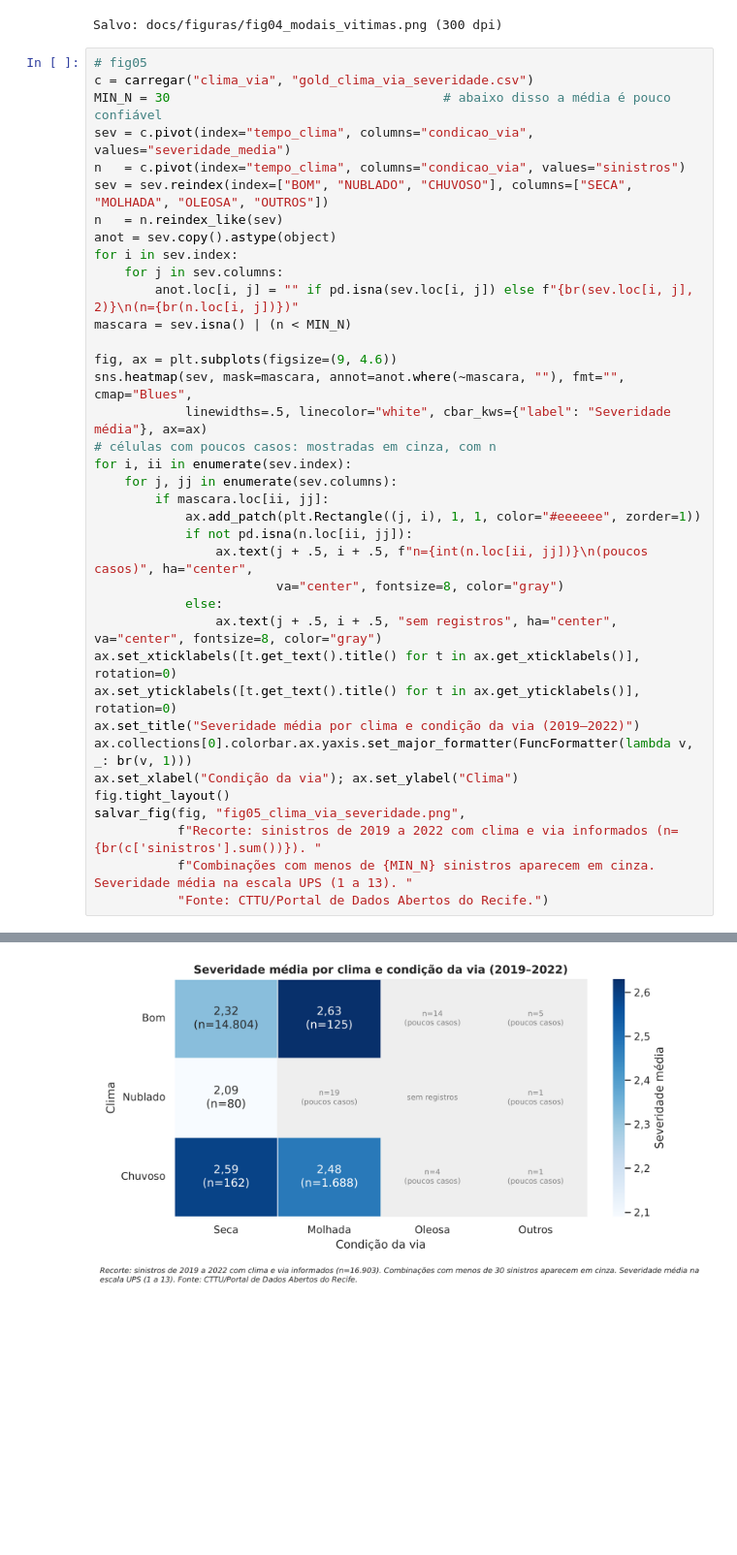
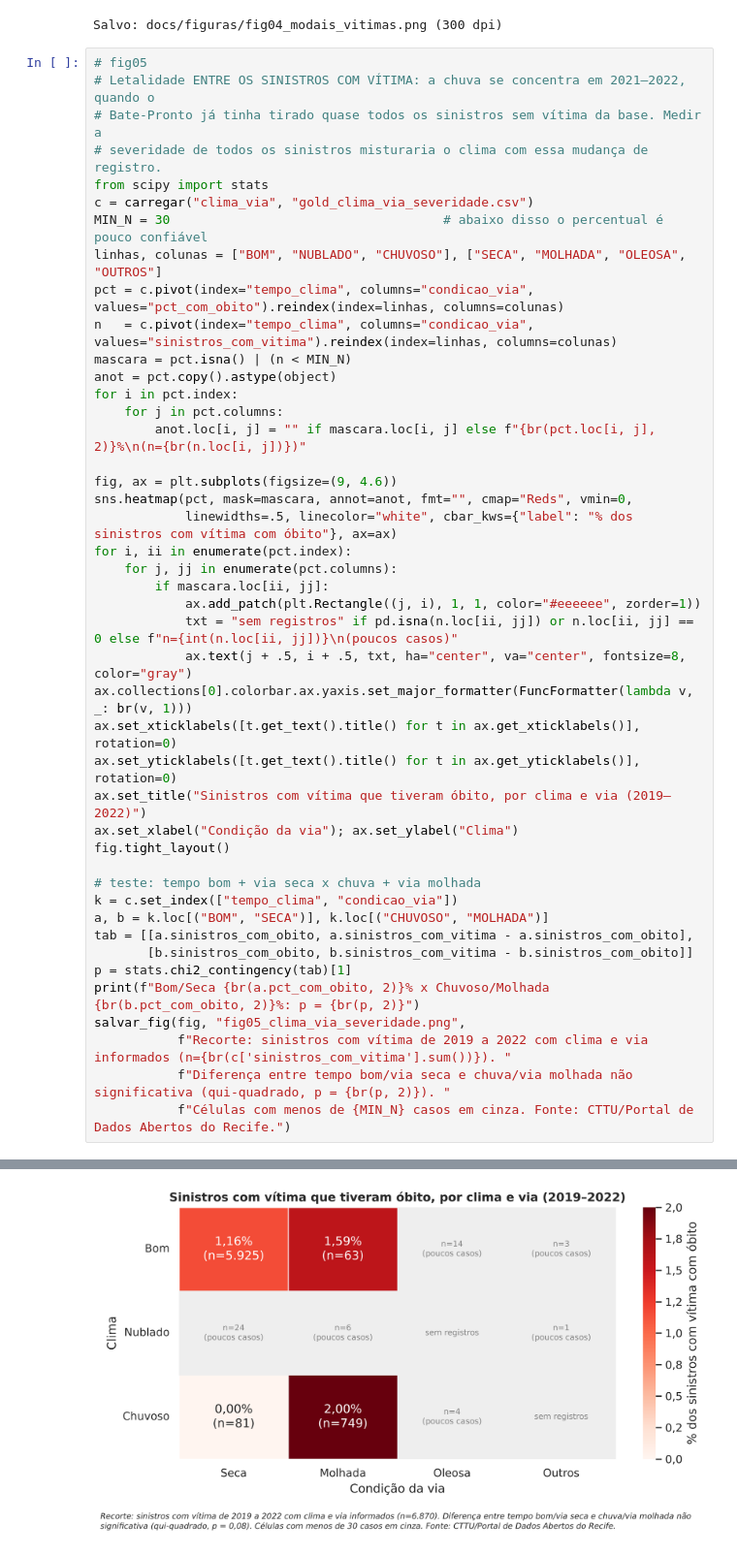
Before and after one commit to pcsdv0/dataroute-recife, a Jupyter notebook: notebooks/04_dataviz.ipynb, the cells around one changed output, grey strips where cells are left out. Shown at 97% size. Drawn from its saved outputs; the diff is of its cells as text; blank space fills up the shorter version.

```diff
--- a/notebooks/04_dataviz.ipynb
+++ b/notebooks/04_dataviz.ipynb
@@ -159,39 +159,46 @@ salvar_fig(fig, "fig04_modais_vitimas.png",
 Salvo: docs/figuras/fig04_modais_vitimas.png (300 dpi)
 # %%
 # fig05
+# Letalidade ENTRE OS SINISTROS COM VÍTIMA: a chuva se concentra em 2021–2022, quando o
+# Bate-Pronto já tinha tirado quase todos os sinistros sem vítima da base. Medir a
+# severidade de todos os sinistros misturaria o clima com essa mudança de registro.
+from scipy import stats
 c = carregar("clima_via", "gold_clima_via_severidade.csv")
-MIN_N = 30                                    # abaixo disso a média é pouco confiável
-sev = c.pivot(index="tempo_clima", columns="condicao_via", values="severidade_media")
-n   = c.pivot(index="tempo_clima", columns="condicao_via", values="sinistros")
-sev = sev.reindex(index=["BOM", "NUBLADO", "CHUVOSO"], columns=["SECA", "MOLHADA", "OLEOSA", "OUTROS"])
-n   = n.reindex_like(sev)
-anot = sev.copy().astype(object)
-for i in sev.index:
-    for j in sev.columns:
-        anot.loc[i, j] = "" if pd.isna(sev.loc[i, j]) else f"{br(sev.loc[i, j], 2)}\n(n={br(n.loc[i, j])})"
-mascara = sev.isna() | (n < MIN_N)
+MIN_N = 30                                    # abaixo disso o percentual é pouco confiável
+linhas, colunas = ["BOM", "NUBLADO", "CHUVOSO"], ["SECA", "MOLHADA", "OLEOSA", "OUTROS"]
+pct = c.pivot(index="tempo_clima", columns="condicao_via", values="pct_com_obito").reindex(index=linhas, columns=colunas)
+n   = c.pivot(index="tempo_clima", columns="condicao_via", values="sinistros_com_vitima").reindex(index=linhas, columns=colunas)
+mascara = pct.isna() | (n < MIN_N)
+anot = pct.copy().astype(object)
+for i in pct.index:
+    for j in pct.columns:
+        anot.loc[i, j] = "" if mascara.loc[i, j] else f"{br(pct.loc[i, j], 2)}%\n(n={br(n.loc[i, j])})"
 
 fig, ax = plt.subplots(figsize=(9, 4.6))
-sns.heatmap(sev, mask=mascara, annot=anot.where(~mascara, ""), fmt="", cmap="Blues",
-            linewidths=.5, linecolor="white", cbar_kws={"label": "Severidade média"}, ax=ax)
-# células com poucos casos: mostradas em cinza, com n
-for i, ii in enumerate(sev.index):
-    for j, jj in enumerate(sev.columns):
+sns.heatmap(pct, mask=mascara, annot=anot, fmt="", cmap="Reds", vmin=0,
+            linewidths=.5, linecolor="white", cbar_kws={"label": "% dos sinistros com vítima com óbito"}, ax=ax)
+for i, ii in enumerate(pct.index):
+    for j, jj in enumerate(pct.columns):
         if mascara.loc[ii, jj]:
             ax.add_patch(plt.Rectangle((j, i), 1, 1, color="#eeeeee", zorder=1))
-            if not pd.isna(n.loc[ii, jj]):
-                ax.text(j + .5, i + .5, f"n={int(n.loc[ii, jj])}\n(poucos casos)", ha="center",
-                        va="center", fontsize=8, color="gray")
-            else:
-                ax.text(j + .5, i + .5, "sem registros", ha="center", va="center", fontsize=8, color="gray")
+            txt = "sem registros" if pd.isna(n.loc[ii, jj]) or n.loc[ii, jj] == 0 else f"n={int(n.loc[ii, jj])}\n(poucos casos)"
+            ax.text(j + .5, i + .5, txt, ha="center", va="center", fontsize=8, color="gray")
+ax.collections[0].colorbar.ax.yaxis.set_major_formatter(FuncFormatter(lambda v, _: br(v, 1)))
 ax.set_xticklabels([t.get_text().title() for t in ax.get_xticklabels()], rotation=0)
 ax.set_yticklabels([t.get_text().title() for t in ax.get_yticklabels()], rotation=0)
-ax.set_title("Severidade média por clima e condição da via (2019–2022)")
-ax.collections[0].colorbar.ax.yaxis.set_major_formatter(FuncFormatter(lambda v, _: br(v, 1)))
+ax.set_title("Sinistros com vítima que tiveram óbito, por clima e via (2019–2022)")
 ax.set_xlabel("Condição da via"); ax.set_ylabel("Clima")
 fig.tight_layout()
+
+# teste: tempo bom + via seca x chuva + via molhada
+k = c.set_index(["tempo_clima", "condicao_via"])
+a, b = k.loc[("BOM", "SECA")], k.loc[("CHUVOSO", "MOLHADA")]
+tab = [[a.sinistros_com_obito, a.sinistros_com_vitima - a.sinistros_com_obito],
+       [b.sinistros_com_obito, b.sinistros_com_vitima - b.sinistros_com_obito]]
+p = stats.chi2_contingency(tab)[1]
+print(f"Bom/Seca {br(a.pct_com_obito, 2)}% x Chuvoso/Molhada {br(b.pct_com_obito, 2)}%: p = {br(p, 2)}")
 salvar_fig(fig, "fig05_clima_via_severidade.png",
-           f"Recorte: sinistros de 2019 a 2022 com clima e via informados (n={br(c['sinistros'].sum())}). "
-           f"Combinações com menos de {MIN_N} sinistros aparecem em cinza. Severidade média na escala UPS (1 a 13). "
-           "Fonte: CTTU/Portal de Dados Abertos do Recife.")
+           f"Recorte: sinistros com vítima de 2019 a 2022 com clima e via informados (n={br(c['sinistros_com_vitima'].sum())}). "
+           f"Diferença entre tempo bom/via seca e chuva/via molhada não significativa (qui-quadrado, p = {br(p, 2)}). "
+           f"Células com menos de {MIN_N} casos em cinza. Fonte: CTTU/Portal de Dados Abertos do Recife.")
 # %% [output]
@@ -198 +206 @@ salvar_fig(fig, "fig05_clima_via_severidade.png",
-[figure, old version]
+[figure, new version]
```
Also changed, not shown: parts of 1 cell of this notebook, 5 other files.
